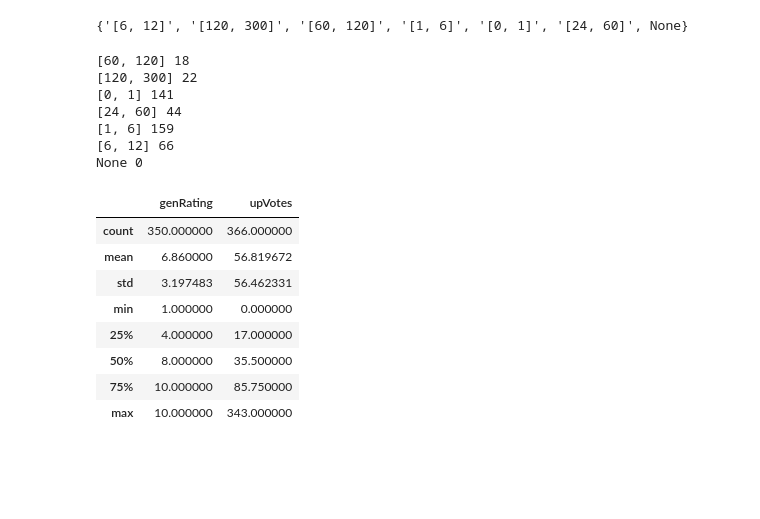
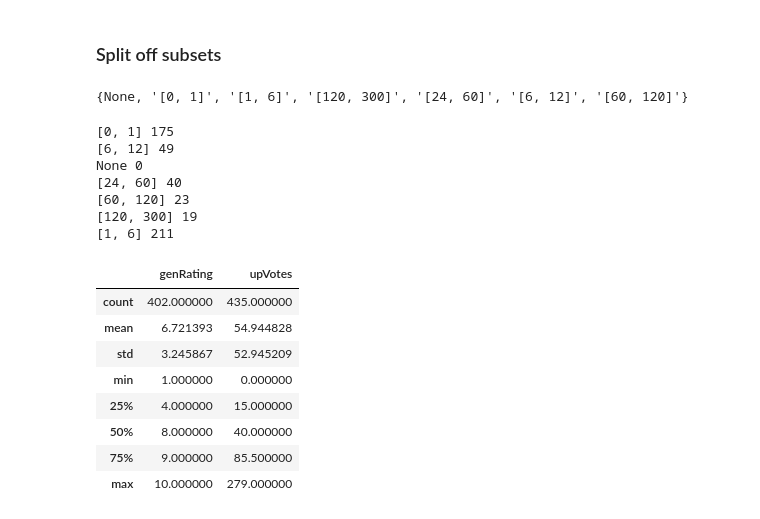
Before and after one commit to ebertucc/snooprx, a Jupyter notebook: Clustering.ipynb, the cells around one changed output. Cells and saved outputs as stored; diff of their text form; code cells hidden in the pictures; blank space fills up the shorter version.

```diff
--- a/Clustering.ipynb
+++ b/Clustering.ipynb
@@ -268,0 +72,2 @@ dict_keys(['name', 'generic', 'url_drug', 'url_drug_revs', 'reviews', 'score', '
+# %%
+one_drug, dataset = build_drug_dataset('all', 'drug_list_ddc_pg1.p')
@@ -269,17 +86,35 @@ dict_keys(['name', 'generic', 'url_drug', 'url_drug_revs', 'reviews', 'score', '
+# %% [markdown]
+### Split off subsets
 # %%
 one_drug.attributeDetails['medDuration_str']
 # %% [output]
-{'[6, 12]', '[120, 300]', '[60, 120]', '[1, 6]', '[0, 1]', '[24, 60]', None}
+{None, '[0, 1]', '[1, 6]', '[120, 300]', '[24, 60]', '[6, 12]', '[60, 120]'}
 # %%
+attr = 'medDuration_str'
+
 medDur_d = {}
-for subset in one_drug.attributeDetails['medDuration_str']:
-    medDur_d[str(subset)] = one_drug.slice_data('medDuration_str', subset)
+for subset in one_drug.attributeDetails[attr]:
+    medDur_d[str(subset)] = one_drug.slice_data(attr, subset)
     print(str(subset), len(medDur_d[str(subset)]))
+
+frames = [medDur_d['[0, 1]'], medDur_d['[1, 6]'], medDur_d['[6, 12]']]
+
+leq_1year = pd.concat(frames)
+leq_1year.describe()
 # %% [output]
-[60, 120] 18
-[120, 300] 22
-[0, 1] 141
-[24, 60] 44
-[1, 6] 159
-[6, 12] 66
+[0, 1] 175
+[6, 12] 49
 None 0
+[24, 60] 40
+[60, 120] 23
+[120, 300] 19
+[1, 6] 211
+|  | genRating | upVotes |
+| count | 402.000000 | 435.000000 |
+| mean | 6.721393 | 54.944828 |
+| std | 3.245867 | 52.945209 |
+| min | 1.000000 | 0.000000 |
+| 25% | 4.000000 | 15.000000 |
+| 50% | 8.000000 | 40.000000 |
+| 75% | 9.000000 | 85.500000 |
+| max | 10.000000 | 279.000000 |
@@ -290,12 +120,0 @@ leq_1year = pd.concat(frames)
-# %%
-leq_1year.describe()
-# %% [output]
-|  | genRating | upVotes |
-| count | 350.000000 | 366.000000 |
-| mean | 6.860000 | 56.819672 |
-| std | 3.197483 | 56.462331 |
-| min | 1.000000 | 0.000000 |
-| 25% | 4.000000 | 17.000000 |
-| 50% | 8.000000 | 35.500000 |
-| 75% | 10.000000 | 85.750000 |
-| max | 10.000000 | 343.000000 |
```
Also changed, not shown: parts of 73 cells of this notebook, 5 other files.
